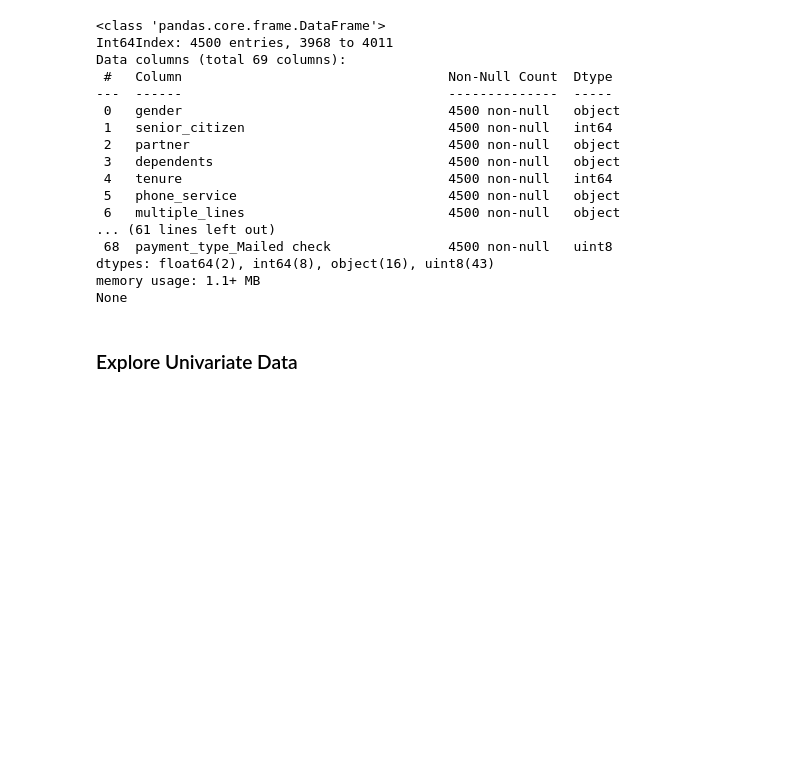
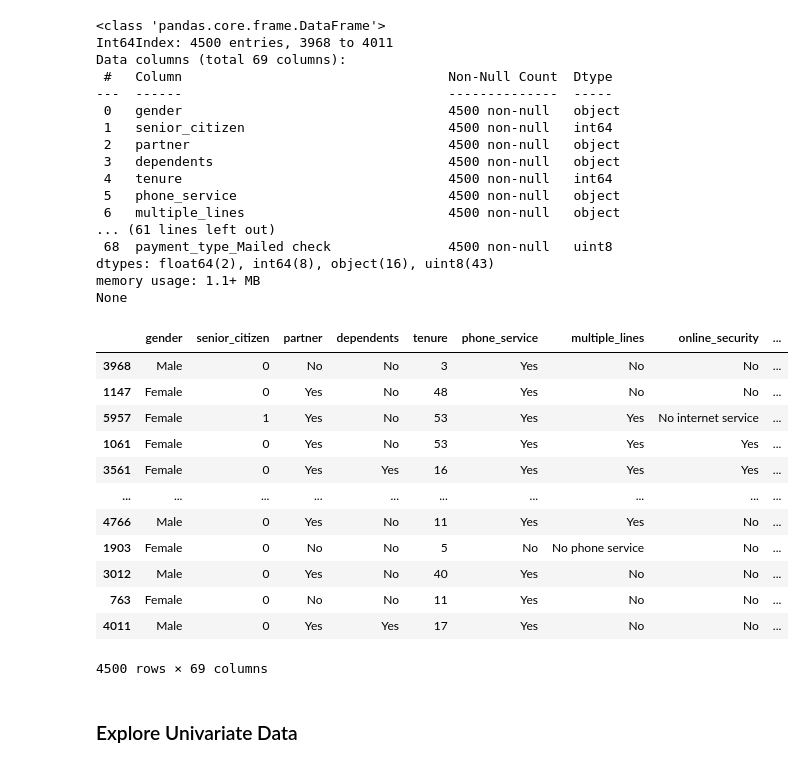
Before and after one commit to brentschriver/classification-exercises, a Jupyter notebook: Classification Project.ipynb, the cells around one changed output. Cells and saved outputs as stored; diff of their text form; code cells hidden in the pictures; blank space fills up the shorter version.

```diff
--- a/Classification Project.ipynb
+++ b/Classification Project.ipynb
@@ -61,6 +61,22 @@ Data columns (total 69 columns):
 dtypes: float64(2), int64(8), object(16), uint8(43)
 memory usage: 1.1+ MB
 None
+# %%
+train
+# %% [output]
+|  | gender | senior_citizen | partner | dependents | tenure | phone_service | multiple_lines | online_security | ... |
+| 3968 | Male | 0 | No | No | 3 | Yes | No | No | ... |
+| 1147 | Female | 0 | Yes | No | 48 | Yes | No | No | ... |
+| 5957 | Female | 1 | Yes | No | 53 | Yes | Yes | No internet service | ... |
+| 1061 | Female | 0 | Yes | No | 53 | Yes | Yes | Yes | ... |
+| 3561 | Female | 0 | Yes | Yes | 16 | Yes | Yes | Yes | ... |
+| ... | ... | ... | ... | ... | ... | ... | ... | ... | ... |
+| 4766 | Male | 0 | Yes | No | 11 | Yes | Yes | No | ... |
+| 1903 | Female | 0 | No | No | 5 | No | No phone service | No | ... |
+| 3012 | Male | 0 | Yes | No | 40 | Yes | No | No | ... |
+| 763 | Female | 0 | No | No | 11 | Yes | No | No | ... |
+| 4011 | Male | 0 | Yes | Yes | 17 | Yes | No | No | ... |
+4500 rows × 69 columns
 # %% [markdown]
 ### Explore Univariate Data
 # %%
```
Also changed, not shown: parts of 1 cell of this notebook, 4 other files.
